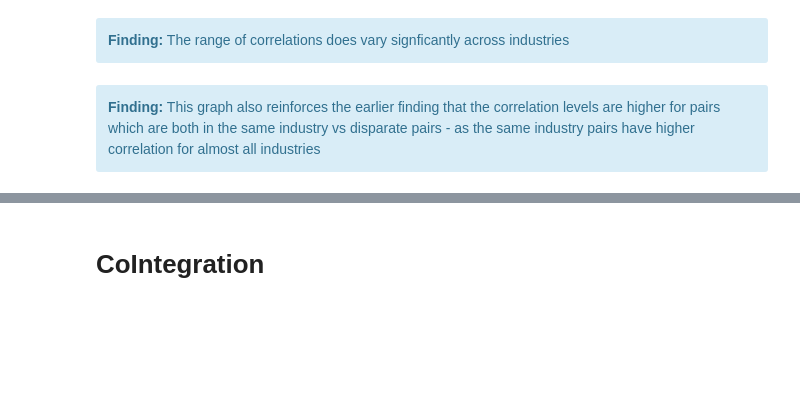
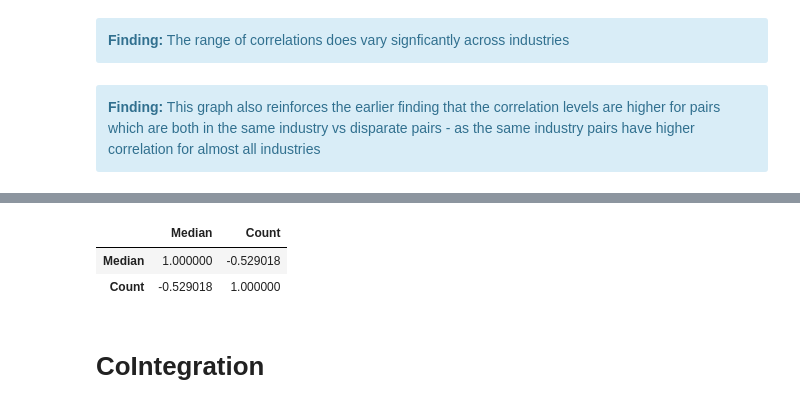
Before and after one commit to raymcg/ZZEN9021, a Jupyter notebook: Final Project.ipynb, the cells around one changed output, grey strips where cells are left out. Cells and saved outputs as stored; diff of their text form; code cells hidden in the pictures; blank space fills up the shorter version.

```diff
--- a/Final Project.ipynb
+++ b/Final Project.ipynb
@@ -920,3 +940,9 @@ ax.legend()
+# %%
+df.corr()
+# %% [output]
+|  | Median | Count |
+| Median | 1.000000 | -0.529018 |
+| Count | -0.529018 | 1.000000 |
 # %% [markdown]
 # CoIntegration
 # %%
```
Also changed, not shown: parts of 36 cells of this notebook.
